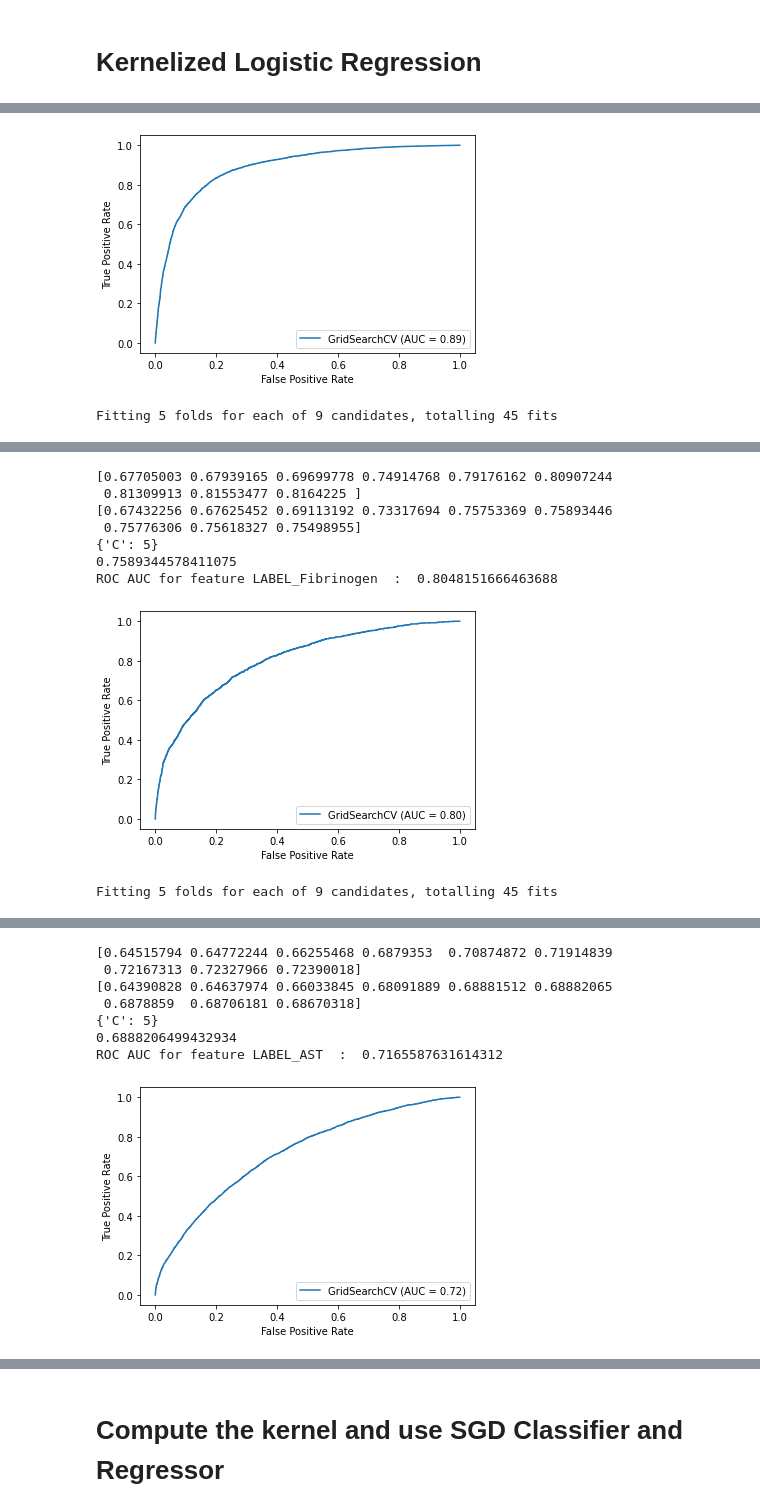
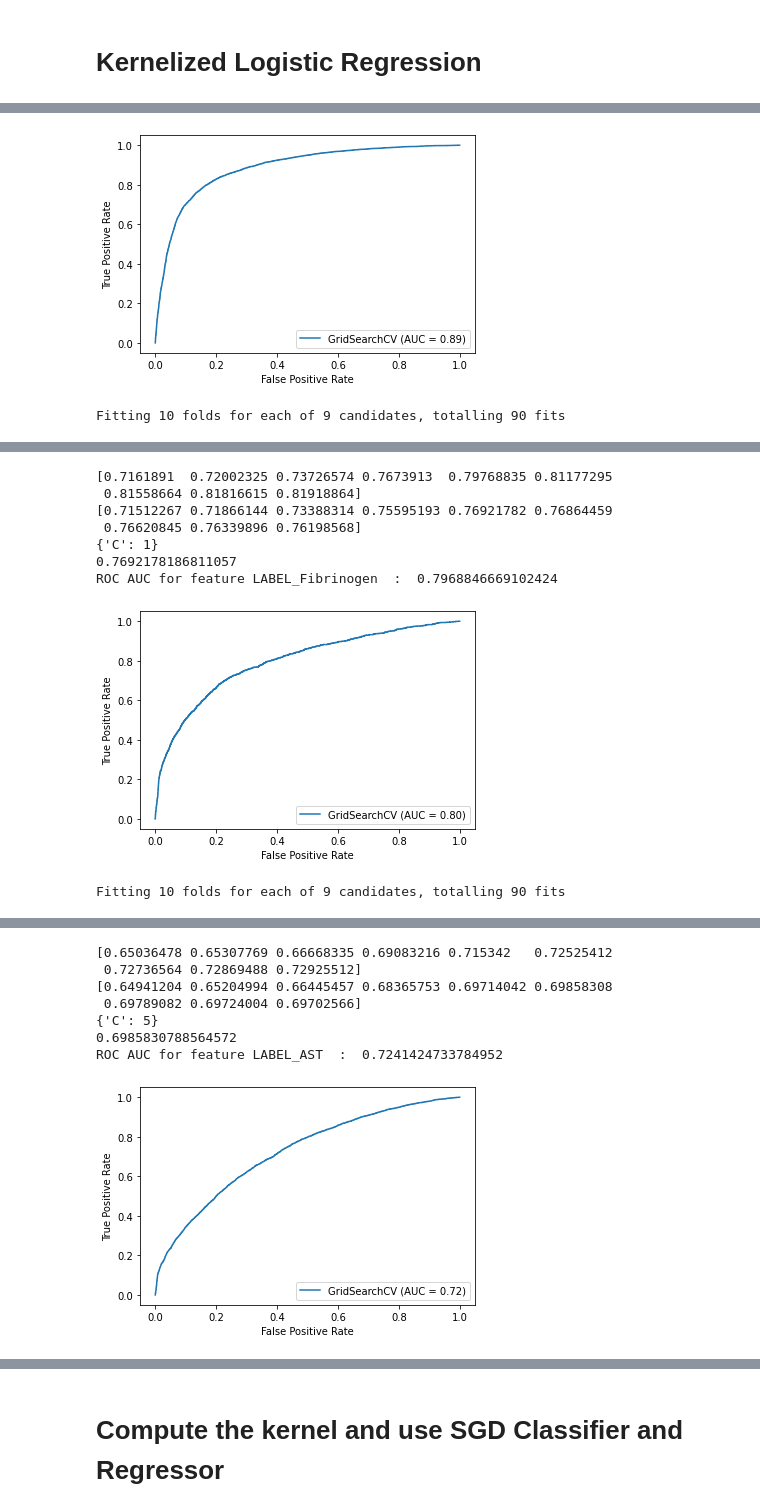
Before and after one commit to Ahmadrezauf/IntroToML, a Jupyter notebook: task_2/Ldt_task2.ipynb, the cells around one changed output, grey strips where cells are left out. Drawn from its saved outputs; the diff is of its cells as text; code cells hidden in the pictures.

```diff
--- a/task_2/Ldt_task2.ipynb
+++ b/task_2/Ldt_task2.ipynb
@@ -624,7 +650,7 @@ columns_2 = []
 
 for i in range(12, 16):
     # feature selection
-    transformer =  GenericUnivariateSelect(score_func= f_regression, mode ='k_best', param=45)
+    transformer =  GenericUnivariateSelect(score_func= f_regression, mode ='k_best', param=60)
     train_features = transformer.fit_transform(data_train_scaled, df_train_labels.iloc[:,i])
     print(data_train_scaled.columns[transformer.get_support(indices = True)])
     test_features = transformer.transform(data_test_scaled)
@@ -707,5 +695,5 @@ Fitting 5 folds for each of 6 candidates, totalling 30 fits
 # %%
-transformer =  GenericUnivariateSelect(score_func= mutual_info_regression, mode ='k_best', param=40)
+transformer =  GenericUnivariateSelect(score_func= mutual_info_regression, mode ='k_best', param=60)
 train_features = transformer.fit_transform(data_train_scaled, df_train_labels.iloc[:,14])
 test_features = transformer.transform(data_test_scaled)
 # %%
@@ -786,7 +778,7 @@ from sklearn.metrics import plot_roc_curve
 
 for i in range(1, 12):
     #     feature selection
-    transformer =  GenericUnivariateSelect(score_func= mutual_info_classif, mode ='k_best', param = 40)
+    transformer =  GenericUnivariateSelect(score_func= f_classif, mode ='k_best', param = 60)
     train_features = transformer.fit_transform(data_train_scaled, df_train_labels.iloc[:,i])
 #     print(df_train_agg_features.columns[transformer.get_support(indices = True)])
     test_features = transformer.transform(data_test_scaled)
@@ -795,8 +787,8 @@ for i in range(1, 12):
                                  random_state=1,
                                  n_components=300)
 
-    train_transformed = feature_map_nystroem.fit_transform(data_train_scaled)
-    test_transformed = feature_map_nystroem.transform(data_test_scaled)
+    train_transformed = feature_map_nystroem.fit_transform(train_features)
+    test_transformed = feature_map_nystroem.transform(test_features)
 
 #     weights = data_train.shape[0] / (2 * np.bincount(df_train_labels.iloc[:,i]))
 #     class_1_multiplier = 2
@@ -810,7 +802,7 @@ for i in range(1, 12):
     #parameters = {'alpha':(0.0001, 0.001, 0.01, 0.1, 1, 5, 10, 20, 30)}
     parameters = {'C':(0.0001, 0.001, 0.01, 0.1, 1, 5, 10, 20, 30)}
 
-    skf = StratifiedKFold(n_splits=5, shuffle = True, random_state = 1)
+    skf = StratifiedKFold(n_splits=10, shuffle = True, random_state = 1)
 
     clf = model_selection.GridSearchCV(estimator= clf_w, param_grid = parameters, cv = skf,
                                         refit = True, scoring = 'roc_auc', verbose = 1,
@@ -848,3 +841,3 @@ ROC AUC for feature LABEL_BaseExcess  :  0.8881811827488802
 [figure]
-Fitting 5 folds for each of 9 candidates, totalling 45 fits
+Fitting 10 folds for each of 9 candidates, totalling 90 fits
 [Parallel(n_jobs=6)]: Using backend LokyBackend with 6 concurrent workers.
@@ -852,10 +846,10 @@ Fitting 5 folds for each of 9 candidates, totalling 45 fits
-[0.67705003 0.67939165 0.69699778 0.74914768 0.79176162 0.80907244
- 0.81309913 0.81553477 0.8164225 ]
-[0.67432256 0.67625452 0.69113192 0.73317694 0.75753369 0.75893446
- 0.75776306 0.75618327 0.75498955]
-{'C': 5}
-0.7589344578411075
-ROC AUC for feature LABEL_Fibrinogen  :  0.8048151666463688
+[0.7161891  0.72002325 0.73726574 0.7673913  0.79768835 0.81177295
+ 0.81558664 0.81816615 0.81918864]
+[0.71512267 0.71866144 0.73388314 0.75595193 0.76921782 0.76864459
+ 0.76620845 0.76339896 0.76198568]
+{'C': 1}
+0.7692178186811057
+ROC AUC for feature LABEL_Fibrinogen  :  0.7968846669102424
-[figure, old version]
+[figure, new version]
-Fitting 5 folds for each of 9 candidates, totalling 45 fits
+Fitting 10 folds for each of 9 candidates, totalling 90 fits
 [Parallel(n_jobs=6)]: Using backend LokyBackend with 6 concurrent workers.
@@ -863,11 +858,11 @@ Fitting 5 folds for each of 9 candidates, totalling 45 fits
-[0.64515794 0.64772244 0.66255468 0.6879353  0.70874872 0.71914839
- 0.72167313 0.72327966 0.72390018]
-[0.64390828 0.64637974 0.66033845 0.68091889 0.68881512 0.68882065
- 0.6878859  0.68706181 0.68670318]
+[0.65036478 0.65307769 0.66668335 0.69083216 0.715342   0.72525412
+ 0.72736564 0.72869488 0.72925512]
+[0.64941204 0.65204994 0.66445457 0.68365753 0.69714042 0.69858308
+ 0.69789082 0.69724004 0.69702566]
 {'C': 5}
-0.6888206499432934
-ROC AUC for feature LABEL_AST  :  0.7165587631614312
+0.6985830788564572
+ROC AUC for feature LABEL_AST  :  0.7241424733784952
-[figure, old version]
+[figure, new version]
 ... (32 outputs left out)
 # %% [markdown]
 # Compute the kernel and use SGD Classifier and Regressor
```
Also changed, not shown: parts of 15 cells of this notebook, 3 other files.
